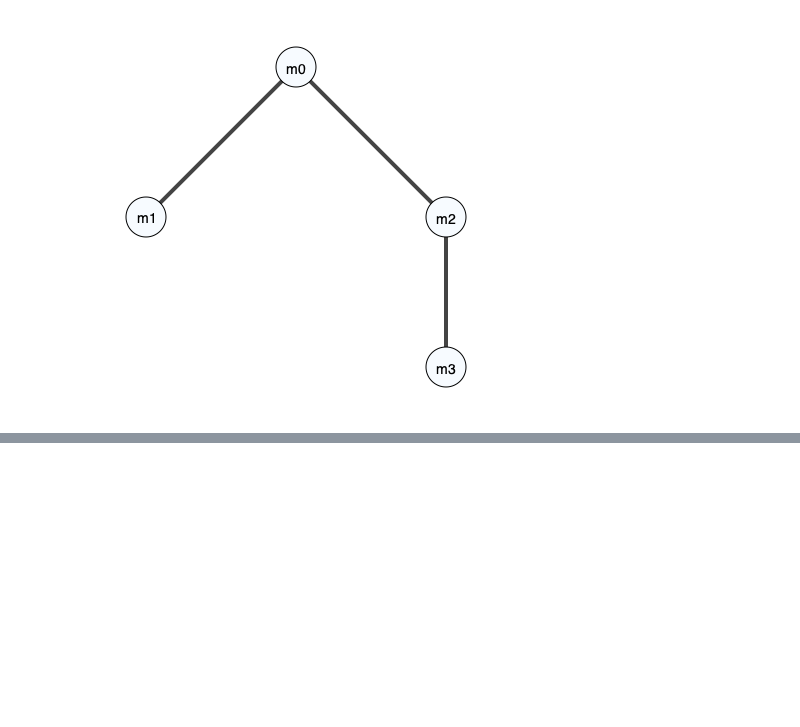
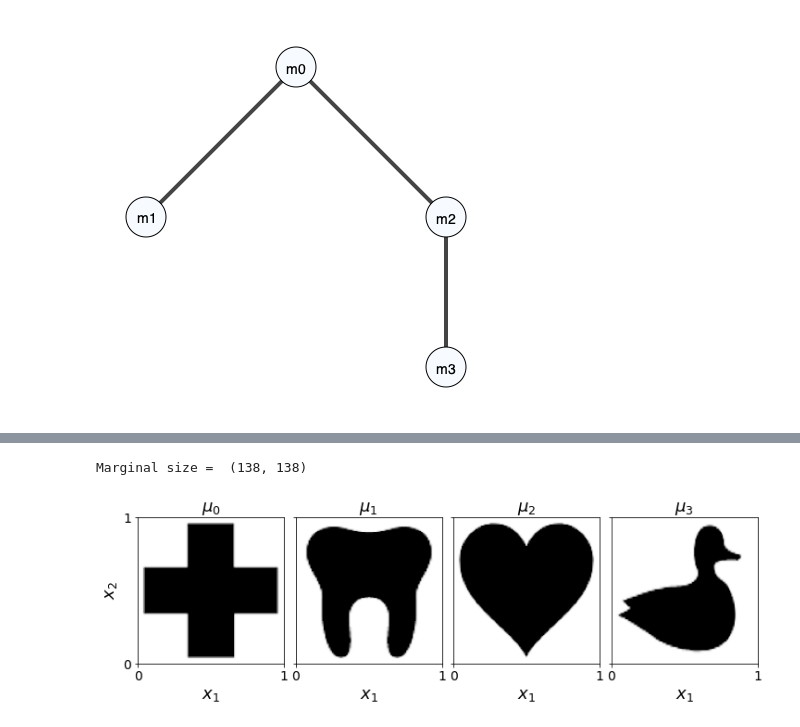
Before and after one commit to simda-muri/mmot, a Jupyter notebook: docs/source/examples/CycleComparison.ipynb, the cells around one changed output, grey strips where cells are left out. Saved outputs shown, nothing was run; the diff lists cells and outputs as text; code cells hidden in the pictures; blank space fills up the shorter version.

```diff
--- a/docs/source/examples/CycleComparison.ipynb
+++ b/docs/source/examples/CycleComparison.ipynb
@@ -112,0 +129,27 @@ plt.show()
+# %%
+def pad(img,pad_size=5):
+    temp = np.ones((img.shape[0]+2*pad_size,img.shape[1]+2*pad_size))
+    temp[pad_size:-pad_size,pad_size:-pad_size] = img
+    return temp
+# %%
+measures = [None]*4
+measures[0] = np.flipud(1-pad(plt.imread('images/redcross.png')[:, :, 2]))
+measures[1] = np.flipud(1-pad(plt.imread('images/tooth.png')[:, :, 2]))
+measures[2] = np.flipud(1-pad(plt.imread('images/heart.png')[:, :, 2]))
+measures[3] = np.flipud(1-pad(plt.imread('images/duck.png')[:, :, 2]))
+
+for i in range(len(measures)):
+    measures[i] *= np.prod(measures[i].shape)/np.sum(measures[i])
+
+print('Marginal size = ', measures[0].shape)
+
+# Grid of size n1 x n2
+n1,n2 = measures[0].shape
+
+x, y = np.meshgrid(np.linspace(0.5/n1,1-0.5/n1,n1), np.linspace(0.5/n2,1-0.5/n1,n2))
+# %% [output]
+Marginal size =  (138, 138)
+# %%
+plot_measures(measures, 'CycleMeasures2.pdf')
+# %% [output]
+[figure, added]
```
Also changed, not shown: parts of 14 cells of this notebook, 5 other files.
